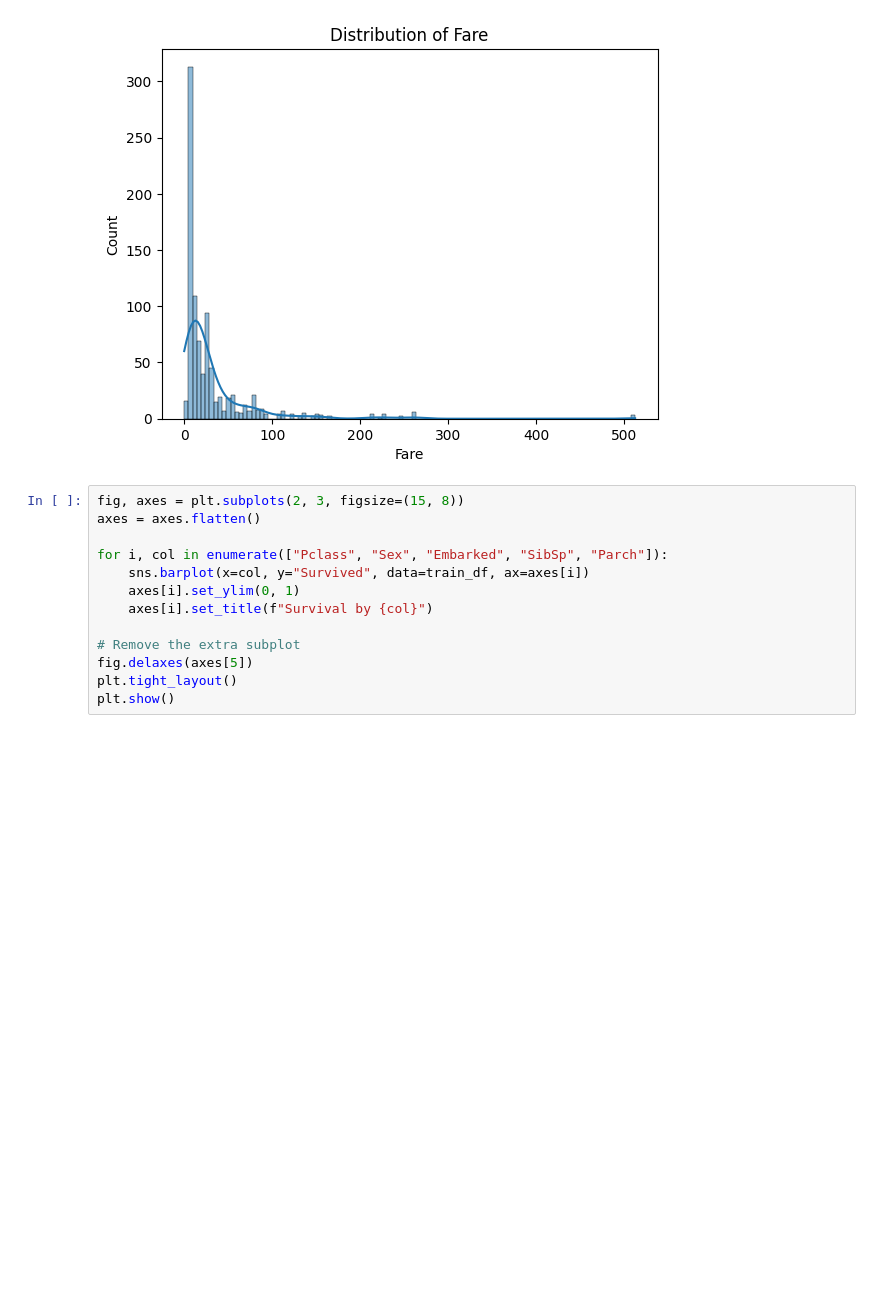
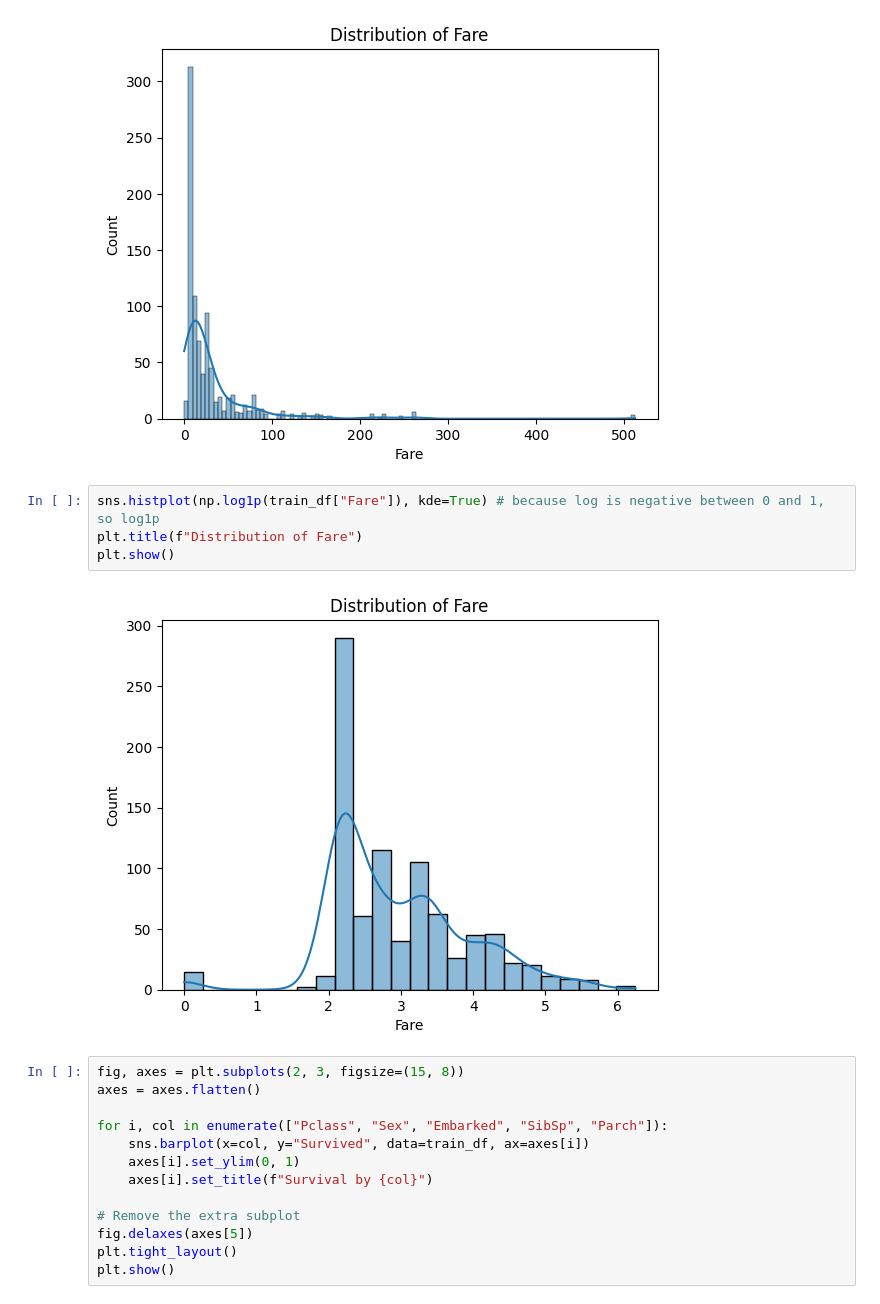
Before and after one commit to abhich98/MachineLearning, a Jupyter notebook: kaggle_titanic_competation_pytorch.ipynb, the cells around one changed output. Cells and saved outputs as stored; diff of their text form; blank space fills up the shorter version.

```diff
--- a/kaggle_titanic_competation_pytorch.ipynb
+++ b/kaggle_titanic_competation_pytorch.ipynb
@@ -83,6 +98,12 @@ for col in ["Age", "Fare"]:
 # %% [output]
 [figure]
 [figure]
+# %%
+sns.histplot(np.log1p(train_df["Fare"]), kde=True) # because log is negative between 0 and 1, so log1p
+plt.title(f"Distribution of Fare")
+plt.show()
+# %% [output]
+[figure, added]
 # %%
 fig, axes = plt.subplots(2, 3, figsize=(15, 8))
 axes = axes.flatten()
```
Also changed, not shown: parts of 29 cells of this notebook.
